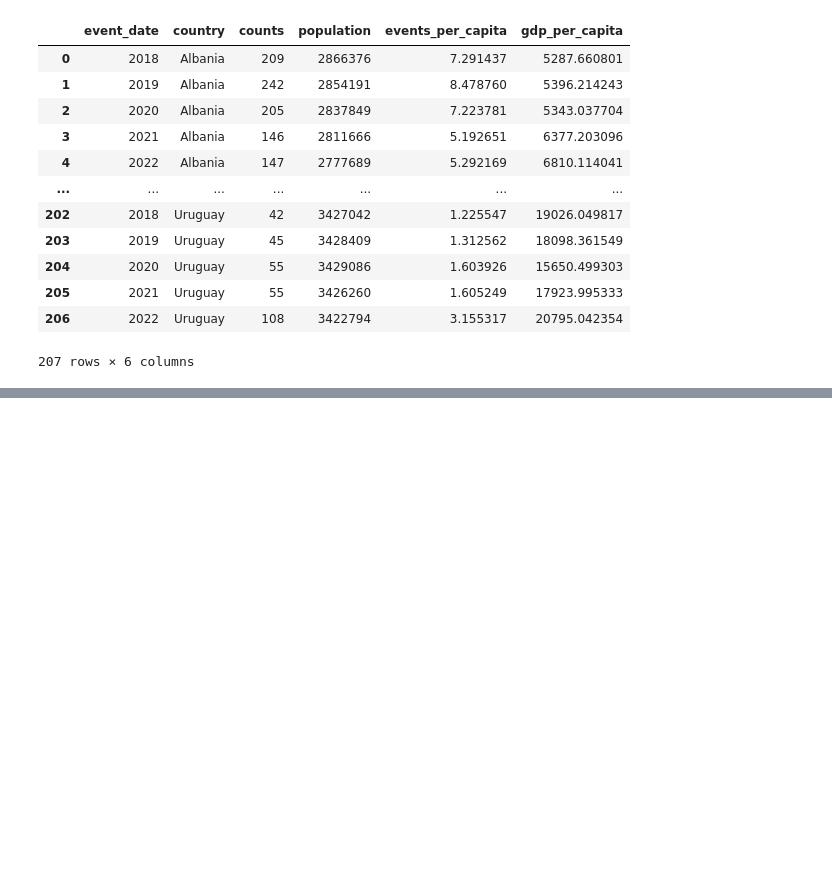
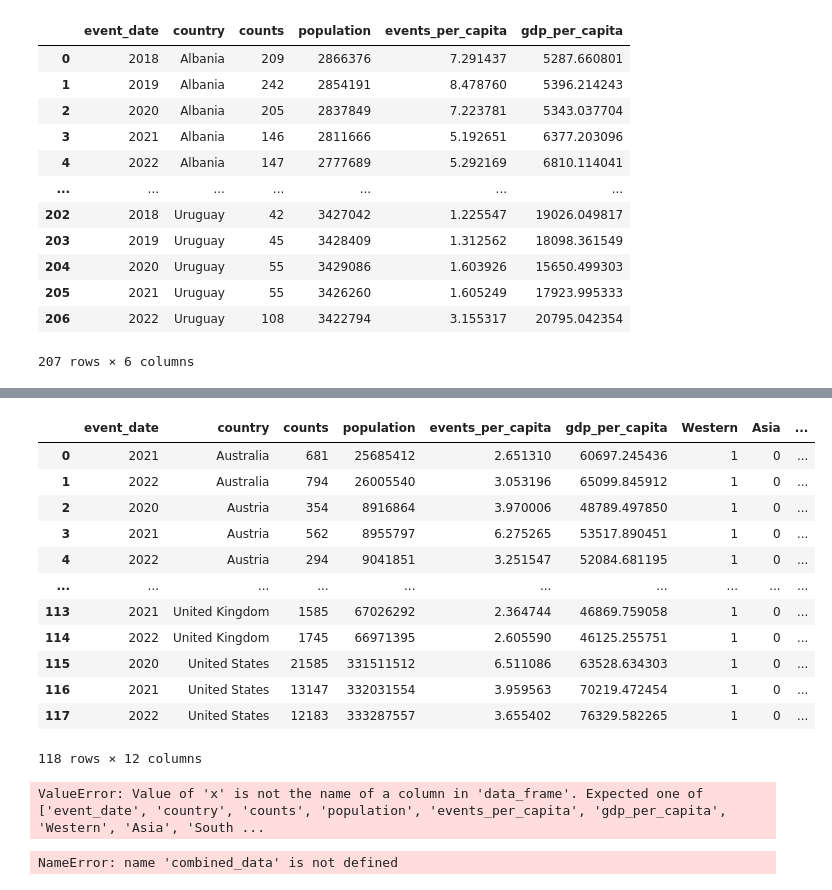
Before and after one commit to melodyyu754/belgium-doc-tracker, a Jupyter notebook: EDA/Project EDA 2.ipynb, the cells around one changed output, grey strips where cells are left out. Cells and saved outputs as stored; diff of their text form; code cells hidden in the pictures; blank space fills up the shorter version.

```diff
--- a/EDA/Project EDA 2.ipynb
+++ b/EDA/Project EDA 2.ipynb
@@ -316,3 +315,22 @@ fig = px.scatter(
 )
 
 fig.show()
+# %%
+gov_trust_df = pd.read_csv('gov_trust.csv')
+gov_trust_df['event_date'] = gov_trust_df['event_date'].astype(str)
+combined_data = pd.merge(combined_data, gov_trust_df, on=['country', 'event_date'])
+combined_data
+# %% [output]
+|  | event_date | country | counts | population | events_per_capita | gdp_per_capita | Western | Asia | ... |
+| 0 | 2021 | Australia | 681 | 25685412 | 2.651310 | 60697.245436 | 1 | 0 | ... |
+| 1 | 2022 | Australia | 794 | 26005540 | 3.053196 | 65099.845912 | 1 | 0 | ... |
+| 2 | 2020 | Austria | 354 | 8916864 | 3.970006 | 48789.497850 | 1 | 0 | ... |
+| 3 | 2021 | Austria | 562 | 8955797 | 6.275265 | 53517.890451 | 1 | 0 | ... |
+| 4 | 2022 | Austria | 294 | 9041851 | 3.251547 | 52084.681195 | 1 | 0 | ... |
+| ... | ... | ... | ... | ... | ... | ... | ... | ... | ... |
+| 113 | 2021 | United Kingdom | 1585 | 67026292 | 2.364744 | 46869.759058 | 1 | 0 | ... |
+| 114 | 2022 | United Kingdom | 1745 | 66971395 | 2.605590 | 46125.255751 | 1 | 0 | ... |
+| 115 | 2020 | United States | 21585 | 331511512 | 6.511086 | 63528.634303 | 1 | 0 | ... |
+| 116 | 2021 | United States | 13147 | 332031554 | 3.959563 | 70219.472454 | 1 | 0 | ... |
+| 117 | 2022 | United States | 12183 | 333287557 | 3.655402 | 76329.582265 | 1 | 0 | ... |
+118 rows × 12 columns
@@ -318,0 +342,42 @@ fig.show()
+# %%
+import plotly.express as px
+
+# Create the scatter plot using Plotly Express
+fig = px.scatter_3d(
+    combined_data,
+    x='public_trust_percentage',
+    y='gdp_per_capita' ,
+    z='events_per_capita',
+    color='country',
+    labels={
+        'events_per_capita': 'Events Per Capita',
+        'gdp_per_capita': 'GDP',
+        'public_trust_percentage': 'Public Trust of Their Government (% out of 100)'
+    },
+    title='Public Trust vs Year'
+)
+
+fig.show()
+# %% [output]
+ValueError: Value of 'x' is not the name of a column in 'data_frame'. Expected one of ['event_date', 'country', 'counts', 'population', 'events_per_capita', 'gdp_per_capita', 'Western', 'Asia', 'South ...
+# %%
+import plotly.express as px
+
+# Create the scatter plot using Plotly Express
+fig = px.scatter_3d(
+    combined_data,
+    x='public_trust_percentage',
+    y='poverty_gaps' ,
+    z='events_per_capita',
+    color='country',
+    labels={
+        'public_trust_percentage': 'Public Trust of Their Government (% out of 100)',
+        'poverty_gaps': 'Poverty Gap',
+        'events_': 'Protest Events Per Capita'
+    },
+    title='Public Trust vs Poverty Gaps vs Events per Capita'
+)
+
+fig.show()
+# %% [output]
+NameError: name 'combined_data' is not defined
```
Also changed, not shown: parts of 9 cells of this notebook, 1 other file.
